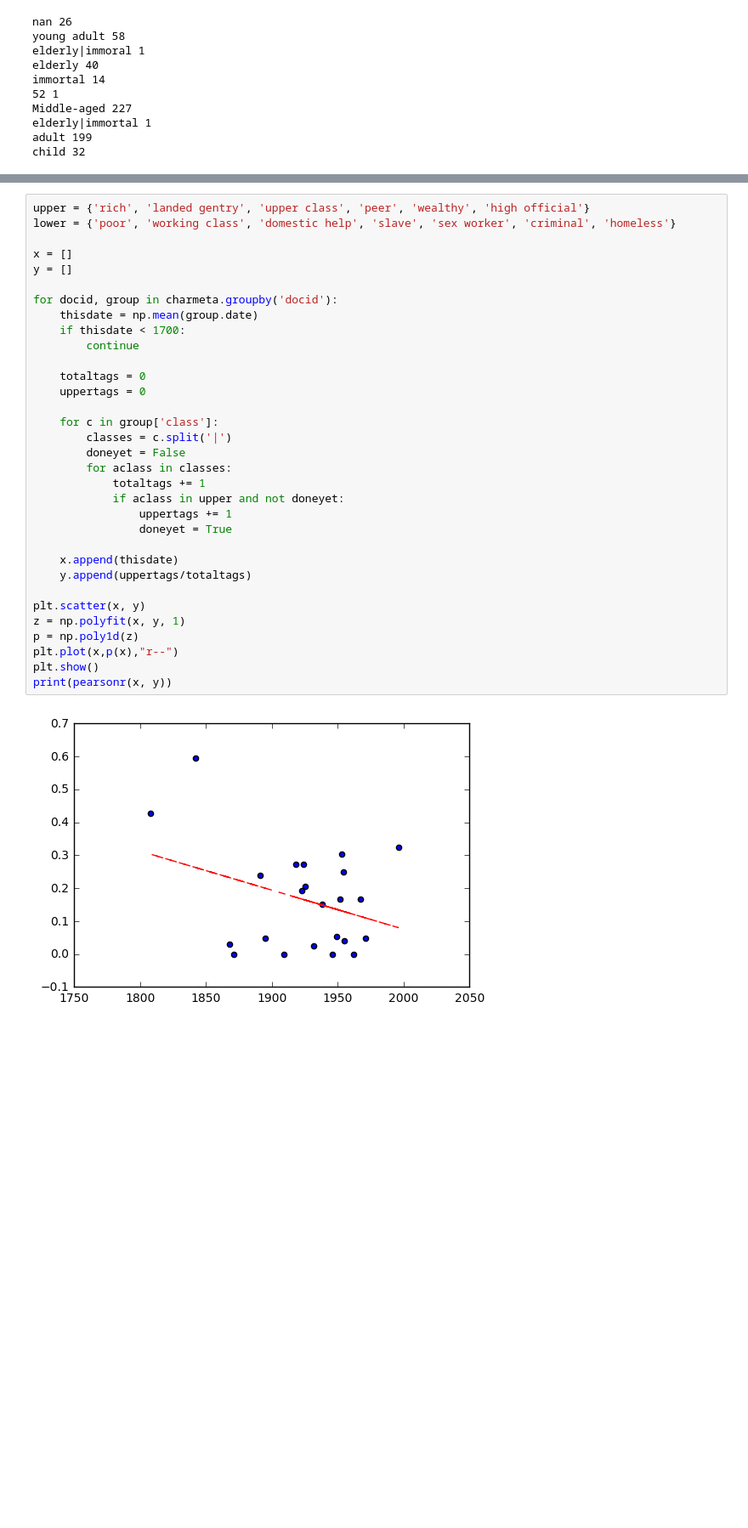
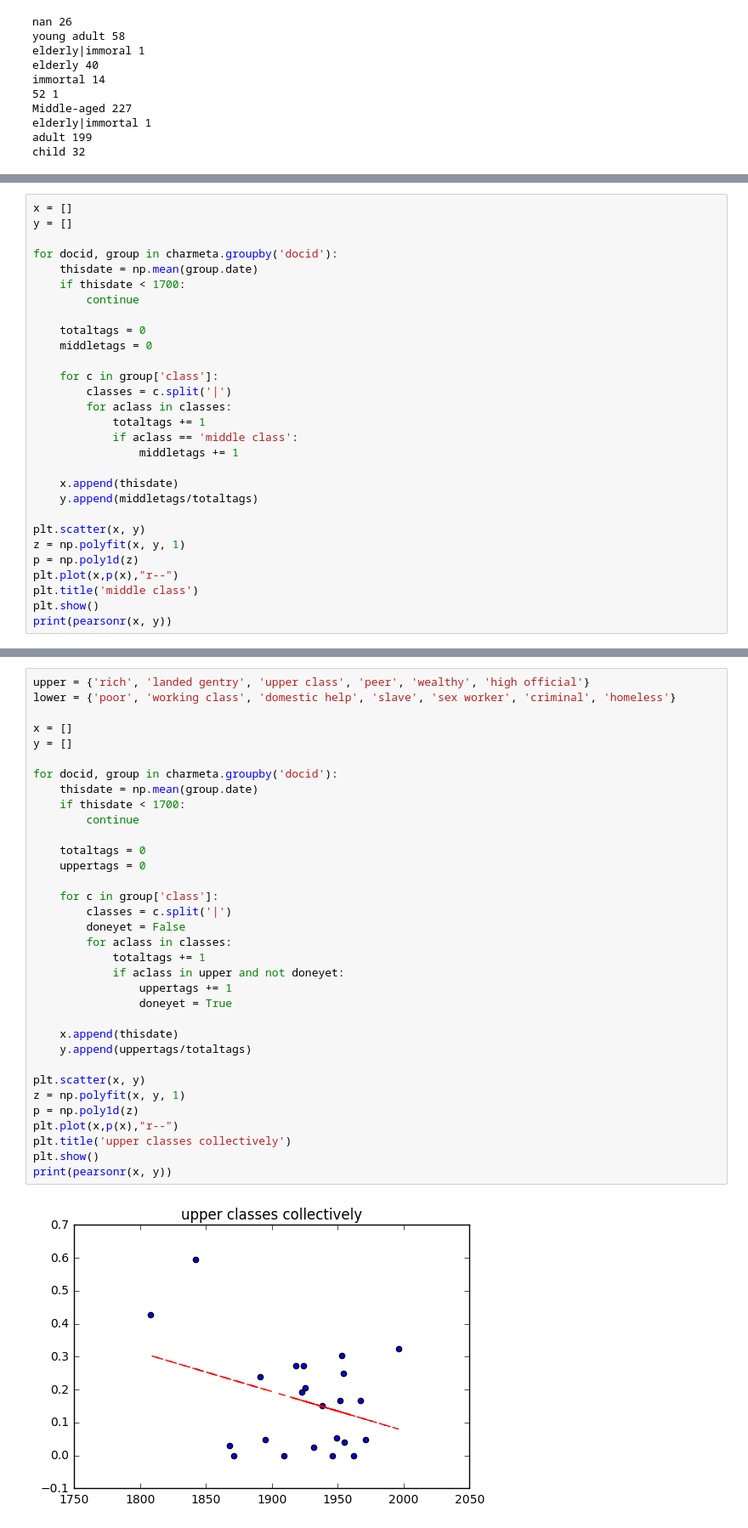
Before and after one commit to afcarl/class, a Jupyter notebook: analysis/initialanalysis.ipynb, the cells around one changed output, grey strips where cells are left out. Shown at 85% size. Drawn from its saved outputs; the diff is of its cells as text; blank space fills up the shorter version.

```diff
--- a/analysis/initialanalysis.ipynb
+++ b/analysis/initialanalysis.ipynb
@@ -131,0 +225,29 @@ child 32
+# %%
+x = []
+y = []
+
+for docid, group in charmeta.groupby('docid'):
+    thisdate = np.mean(group.date)
+    if thisdate < 1700:
+        continue
+
+    totaltags = 0
+    middletags = 0
+
+    for c in group['class']:
+        classes = c.split('|')
+        for aclass in classes:
+            totaltags += 1
+            if aclass == 'middle class':
+                middletags += 1
+
+    x.append(thisdate)
+    y.append(middletags/totaltags)
+
+plt.scatter(x, y)
+z = np.polyfit(x, y, 1)
+p = np.poly1d(z)
+plt.plot(x,p(x),"r--")
+plt.title('middle class')
+plt.show()
+print(pearsonr(x, y))
@@ -136,32 +267,33 @@ lower = {'poor', 'working class', 'domestic help', 'slave', 'sex worker', 'crimi
 x = []
 y = []
 
 for docid, group in charmeta.groupby('docid'):
     thisdate = np.mean(group.date)
     if thisdate < 1700:
         continue
 
     totaltags = 0
     uppertags = 0
 
     for c in group['class']:
         classes = c.split('|')
         doneyet = False
         for aclass in classes:
             totaltags += 1
             if aclass in upper and not doneyet:
                 uppertags += 1
                 doneyet = True
 
     x.append(thisdate)
     y.append(uppertags/totaltags)
 
 plt.scatter(x, y)
 z = np.polyfit(x, y, 1)
 p = np.poly1d(z)
 plt.plot(x,p(x),"r--")
+plt.title('upper classes collectively')
 plt.show()
 print(pearsonr(x, y))
 # %% [output]
-[figure, old version]
+[figure, new version]
 (-0.33748532843911139, 0.1152852275560477)
```
Also changed, not shown: parts of 22 cells of this notebook.
